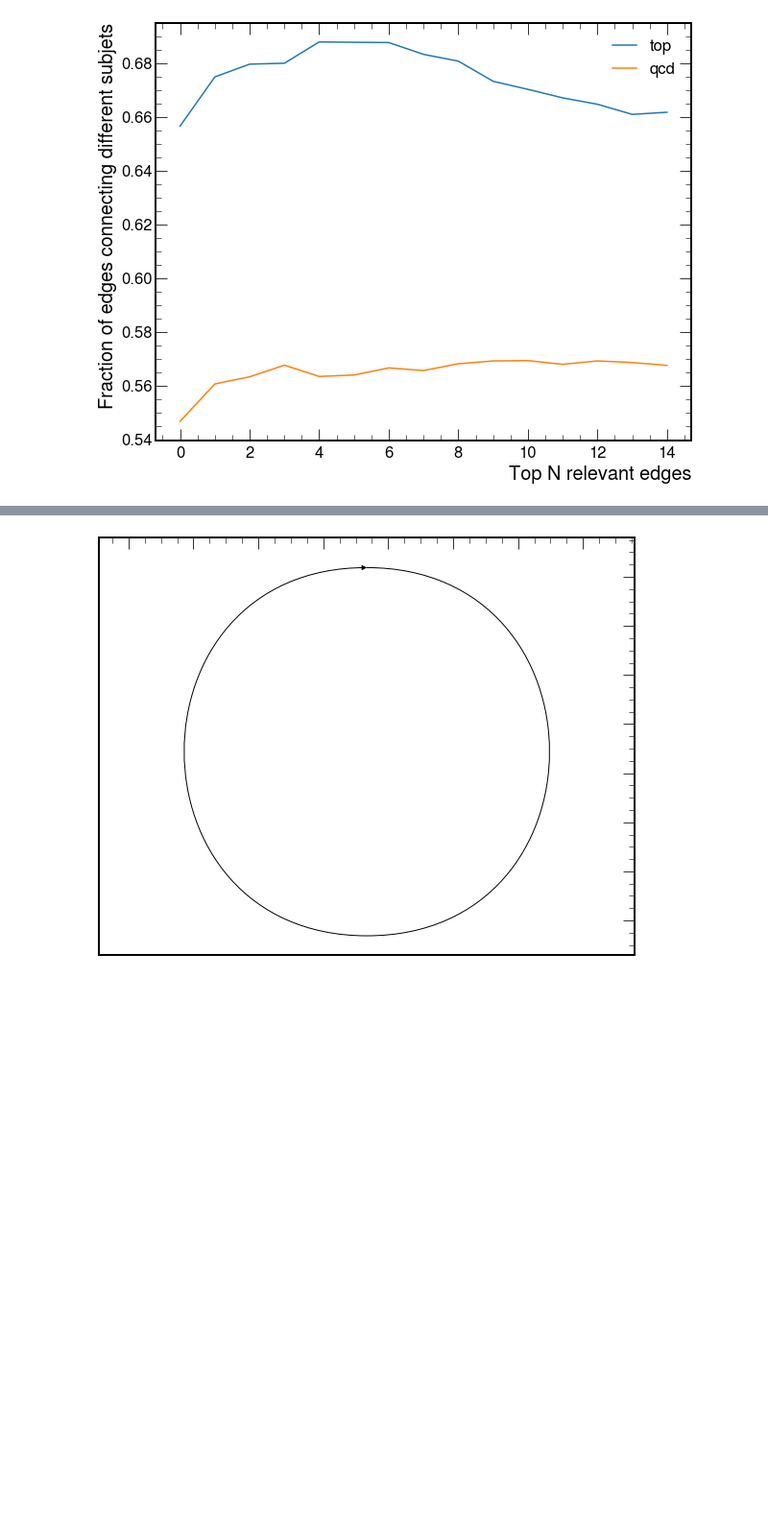
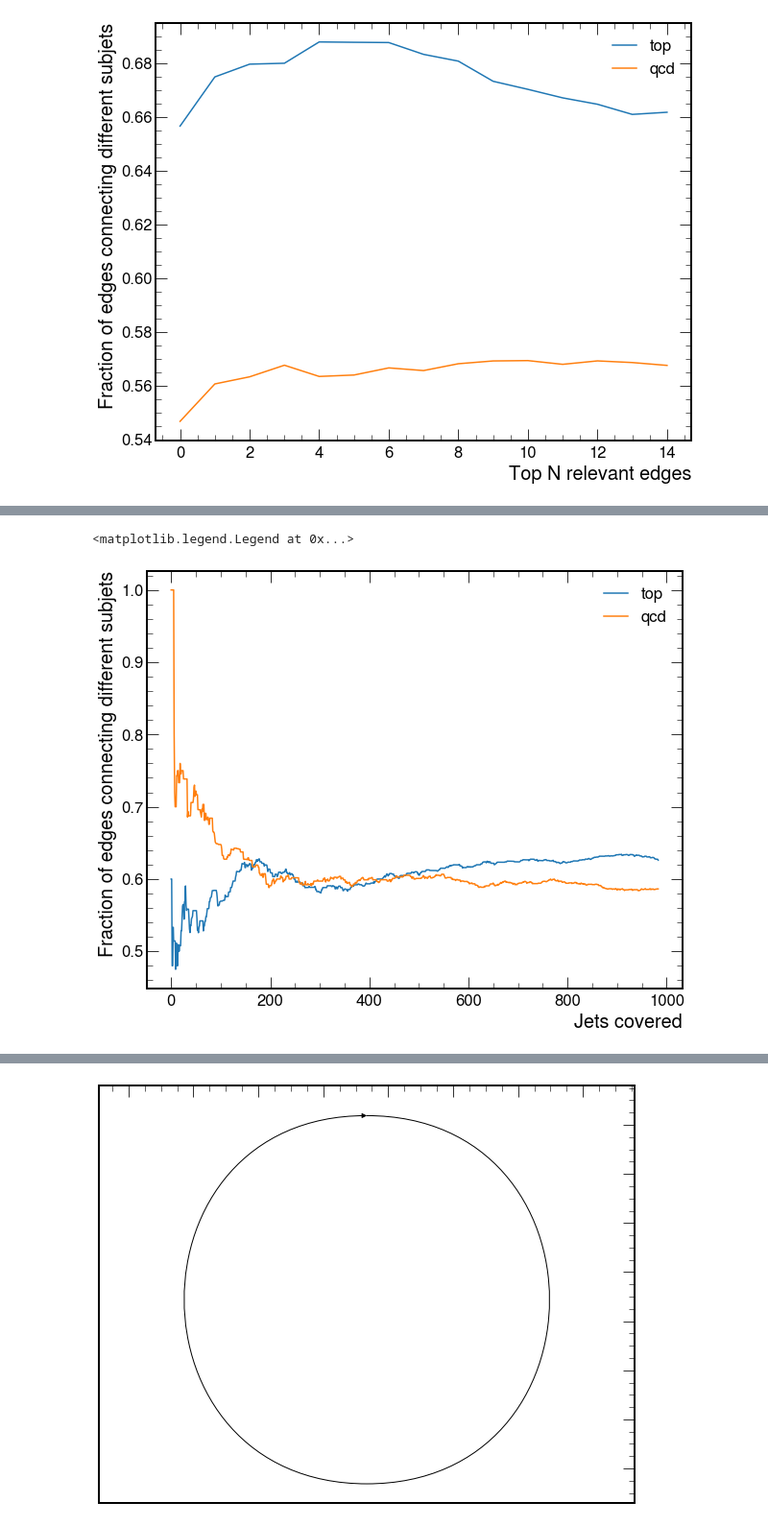
Before and after one commit to farakiko/xai4hep, a Jupyter notebook: binder/fastjet.ipynb, the cells around one changed output, grey strips where cells are left out. Shown at 96% size. Drawn from its saved outputs; the diff is of its cells as text; code cells hidden in the pictures; blank space fills up the shorter version.

```diff
--- a/binder/fastjet.ipynb
+++ b/binder/fastjet.ipynb
@@ -206,22 +216,10 @@ for i in range(Num_jets):
     # get subjets
     subjet_idx, subjet_vectors, eta, phi, pt = get_subjets(px, py, pz, e)
 
-    # load the trained model
-    print('Loading a trained model...')
-    PATH = "/xai4hepvol/experiments/ParticleNet_6"
-
-    with open(f"{PATH}/model_kwargs.pkl", "rb") as f:
-        model_kwargs = pkl.load(f)
-
-    state_dict = torch.load(f"{PATH}/best_epoch_weights.pth", map_location=device)
-
-    model = ParticleNet(**model_kwargs)
-    model.load_state_dict(state_dict)
-
-    # testing the score
-    print('Testing a forward pass...')
-    sig = nn.Sigmoid()
-    model_score = round(sig(model(Batch(x=jet_input, batch=torch.zeros(len(jet_input), dtype=int)))[0]).item(),3)
+#     # testing the score
+#     print('Testing a forward pass...')
+#     sig = nn.Sigmoid()
+#     model_score = round(sig(model(Batch(x=jet_input, batch=torch.zeros(len(jet_input), dtype=int)))[0]).item(),3)
 
     print('Building the Edge-Rgraph...')
     # Get positions of nodes in the graph
@@ -452,0 +490,11 @@ skipping jet # 258
+# %%
+fig, ax = plt.subplots(figsize=(10, 8))
+ax.plot(range(len(top)), top, label='top')
+ax.plot(range(len(qcd)), qcd, label='qcd')
+
+ax.set_xlabel(r"Jets covered")
+ax.set_ylabel(r"Fraction of edges connecting different subjets")
+ax.legend()
+# %% [output]
+<matplotlib.legend.Legend at 0x...>
+[figure, added]
```
Also changed, not shown: parts of 14 cells of this notebook.
